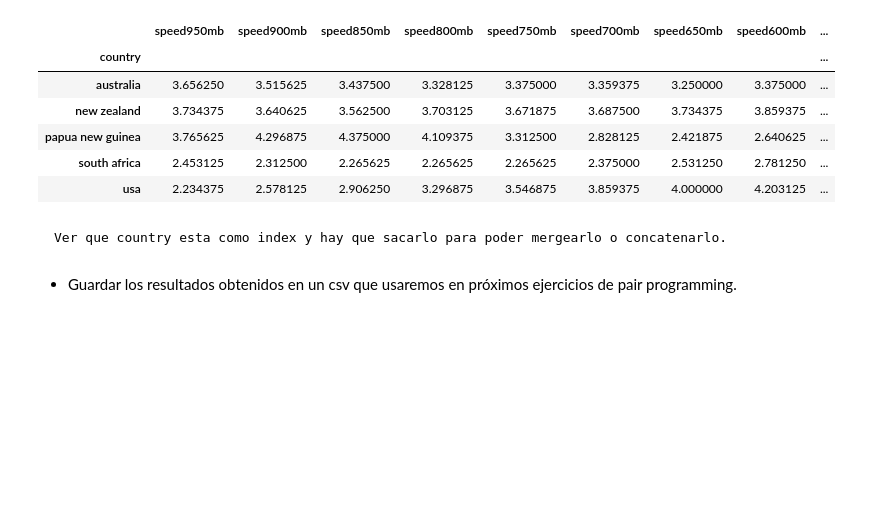
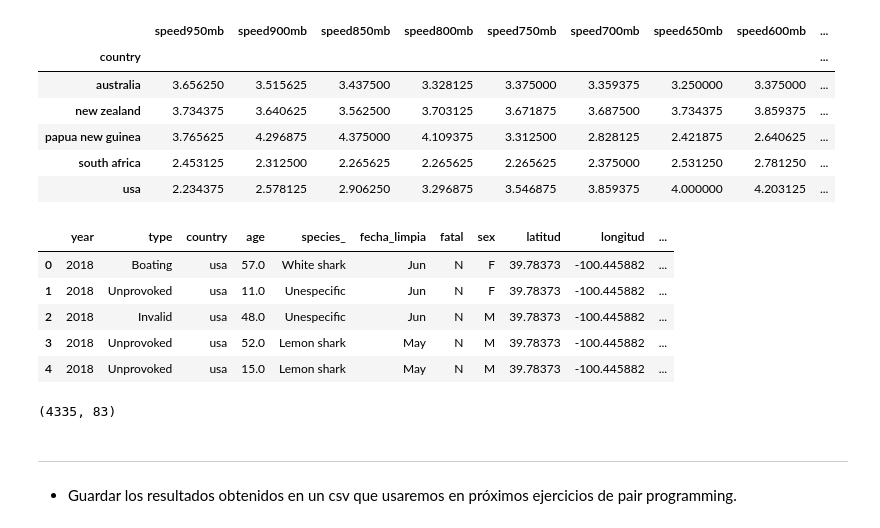
Before and after one commit to Adalab/DA-promo-c-modulo-2-sprint-2-Anahi-Mai, a Jupyter notebook: ETL/pp_ETL_II.ipynb, the cells around one changed output. Cells and saved outputs as stored; diff of their text form; code cells hidden in the pictures; blank space fills up the shorter version.

```diff
--- a/ETL/pp_ETL_II.ipynb
+++ b/ETL/pp_ETL_II.ipynb
@@ -123,8 +128,27 @@ df_clima.head()
 | papua new guinea | 3.765625 | 4.296875 | 4.375000 | 4.109375 | 3.312500 | 2.828125 | 2.421875 | 2.640625 | ... |
 | south africa | 2.453125 | 2.312500 | 2.265625 | 2.265625 | 2.265625 | 2.375000 | 2.531250 | 2.781250 | ... |
 | usa | 2.234375 | 2.578125 | 2.906250 | 3.296875 | 3.546875 | 3.859375 | 4.000000 | 4.203125 | ... |
-# %% [markdown]
-    Ver que country esta como index y hay que sacarlo para poder mergearlo o concatenarlo.
+# %%
+# Vemos que country figura como índice y la reseteamos para poder unir los dataframes por esa columna
+df_clima.reset_index(inplace=True)
+# %%
+# Unimos los dos dataframes
+df_union= df_attacks.merge(df_clima, how= 'inner', on= 'country')
+# %%
+df_union.head()
+# %% [output]
+|  | year | type | country | age | species_ | fecha_limpia | fatal | sex | latitud | longitud | ... |
+| 0 | 2018 | Boating | usa | 57.0 | White shark | Jun | N | F | 39.78373 | -100.445882 | ... |
+| 1 | 2018 | Unprovoked | usa | 11.0 | Unespecific | Jun | N | F | 39.78373 | -100.445882 | ... |
+| 2 | 2018 | Invalid | usa | 48.0 | Unespecific | Jun | N | M | 39.78373 | -100.445882 | ... |
+| 3 | 2018 | Unprovoked | usa | 52.0 | Lemon shark | May | N | M | 39.78373 | -100.445882 | ... |
+| 4 | 2018 | Unprovoked | usa | 15.0 | Lemon shark | May | N | M | 39.78373 | -100.445882 | ... |
+# %%
+df_union.shape
+# %% [output]
+(4335, 83)
+# %% [markdown]
+---
 # %% [markdown]
 - Guardar los resultados obtenidos en un csv que usaremos en próximos ejercicios de pair programming.
 # %%
```
Also changed, not shown: parts of 6 cells of this notebook.
